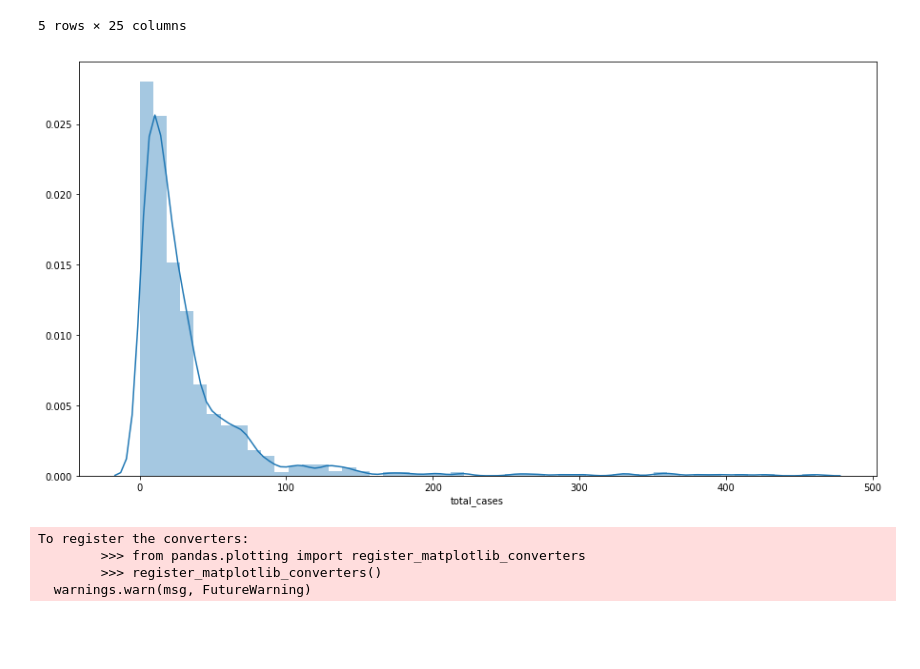
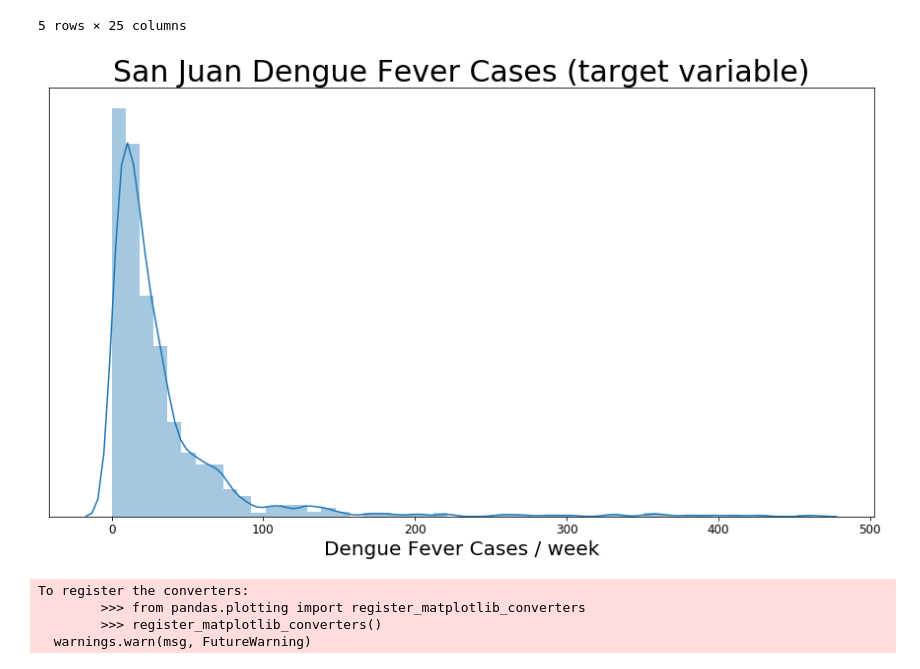
Before and after one commit to conditg/deng-ai, a Jupyter notebook: SJ.ipynb, the cells around one changed output. Drawn from its saved outputs; the diff is of its cells as text; code cells hidden in the pictures; blank space fills up the shorter version.

```diff
--- a/SJ.ipynb
+++ b/SJ.ipynb
@@ -32,10 +32,14 @@ sj.head()
 # %%
 #outcome variable
 plt.figure(figsize=[15,8])
 sns.distplot(sj.total_cases, bins=50)
+plt.yticks([])
+plt.xticks(size=12)
+plt.title('San Juan Dengue Fever Cases (target variable)', size=30)
+plt.xlabel('Dengue Fever Cases / week', size=20)
 plt.show()
 # %% [output]
-[figure, old version]
+[figure, new version]
 # %%
 plt.figure(figsize=[15,8])
 plt.title('Dengue Fever Cases by Week', size=16)
```
Also changed, not shown: 2 other files.
